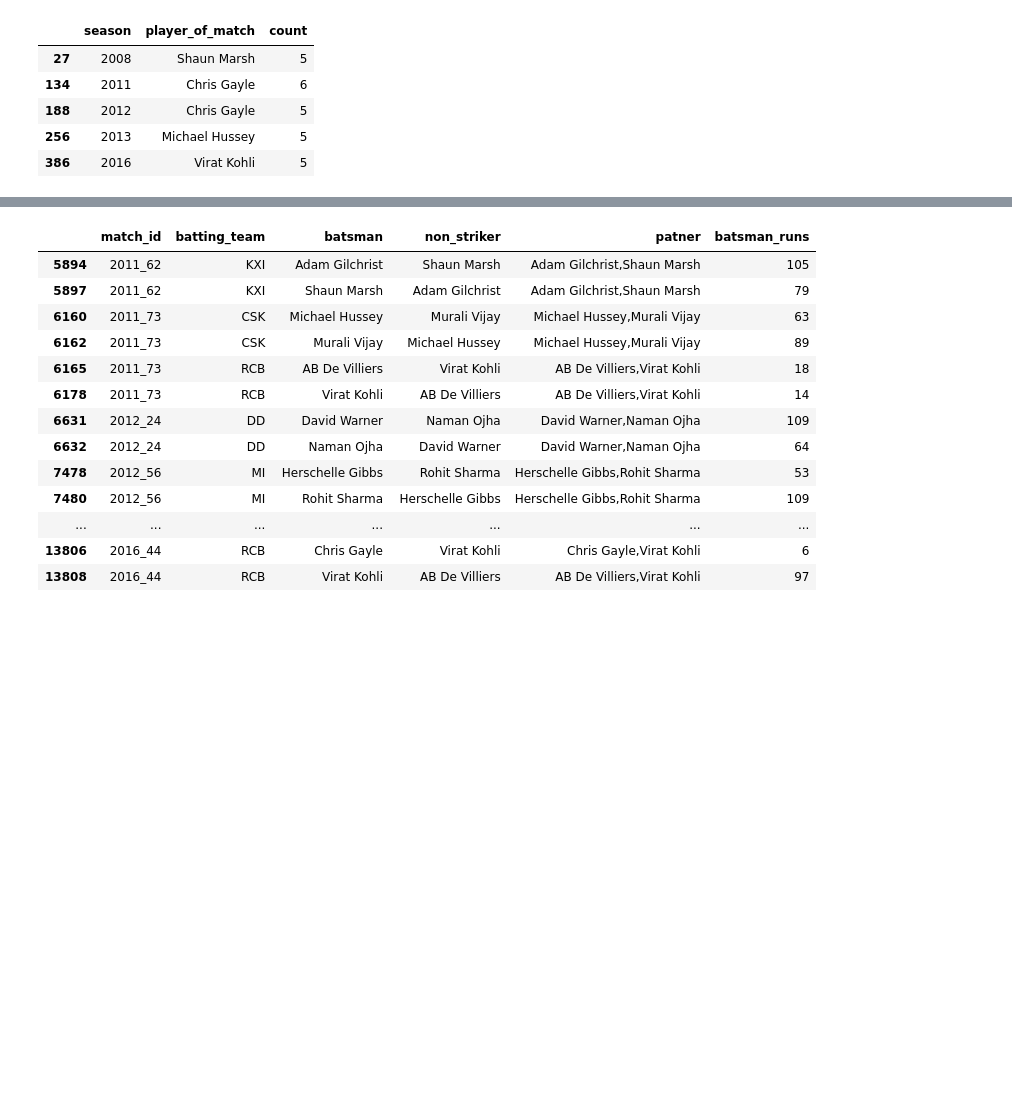
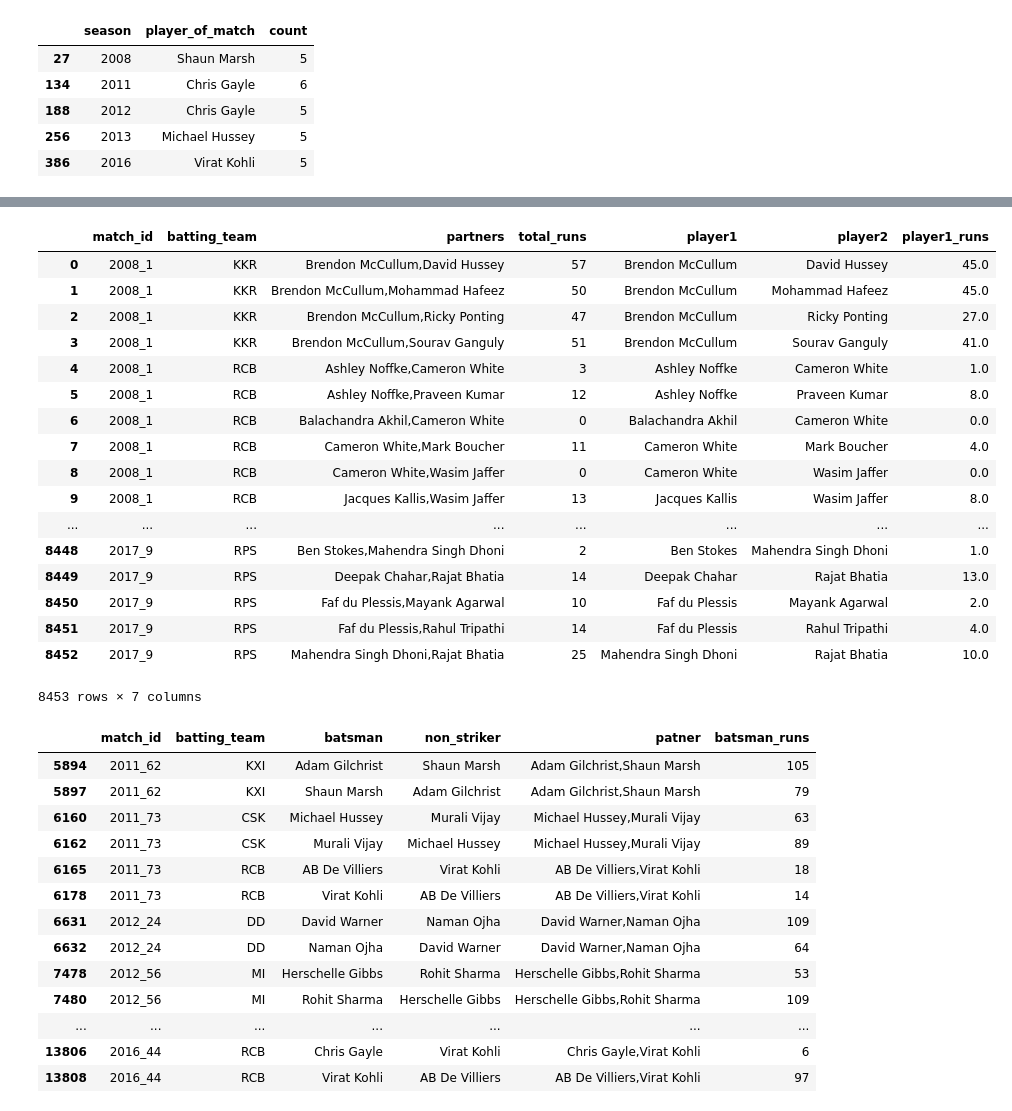
Before and after one commit to venugopalshetty1/datahackIPL, a Jupyter notebook: Untitled1 (3).ipynb, the cells around one changed output, grey strips where cells are left out. Cells and saved outputs as stored; diff of their text form; code cells hidden in the pictures; blank space fills up the shorter version.

```diff
--- a/Untitled1 (3).ipynb
+++ b/Untitled1 (3).ipynb
@@ -1335,0 +1414,3 @@ patnership_analysis['patner']='NaN'
+# %%
+batsman=patnership_analysis.groupby(['match_id','batting_team','partners','batsman'],as_index=False)['batsman_runs'].sum()
+nonstriker=patnership_analysis.groupby(['match_id','batting_team','partners','non_striker'],as_index=False)['batsman_runs'].sum()
@@ -1339,4 +1462,4 @@ for row in range(len(patnership_analysis)):
     a.sort()
     patnership_analysis.iloc[row,5]=",".join(a)
 # %%
-final_patnerships=patnership_analysis.groupby(['match_id','batting_team','patner'], as_index=False)['batsman_runs'].sum()
+final_patnerships=patnership_analysis.groupby(['match_id','batting_team','partners'], as_index=False)['batsman_runs'].agg({'total_runs':'sum'})
@@ -1346,6 +1466,31 @@ top_10_patnerships_matchs=list(((final_patnerships.sort_values('batsman_runs', a
 # %%
-final_patnerships['player1']=[row.split(',')[0] for row in (final_patnerships['patner'])]
-final_patnerships['player2']=[row.split(',')[1] for row in (final_patnerships['patner'])]
+final_patnerships['player1']=[row.split(',')[0] for row in (final_patnerships['partners'])]
+final_patnerships['player2']=[row.split(',')[1] for row in (final_patnerships['partners'])]
+# %%
+final_patnerships=(final_patnerships.merge(batsman, left_on=['match_id','batting_team','partners','player1'], right_on=['match_id','batting_team','partners','batsman'], how='left'))[['match_id','batting_team','partners','total_runs','player1','player2','batsman_runs']]
+final_patnerships.columns = ['match_id', 'batting_team', 'partners', 'total_runs', 'player1',
+       'player2', 'player1_runs']
+# %%
+final_patnerships.merge(nonstriker,left_on=['match_id','batting_team','partners','player2'], right_on=['match_id','batting_team','partners','batsman'], how='left')[['match_id','batting_team','partners','total_runs','player1','player2','batsman_runs']]
+# %% [output]
+|  | match_id | batting_team | partners | total_runs | player1 | player2 | player1_runs |
+| 0 | 2008_1 | KKR | Brendon McCullum,David Hussey | 57 | Brendon McCullum | David Hussey | 45.0 |
+| 1 | 2008_1 | KKR | Brendon McCullum,Mohammad Hafeez | 50 | Brendon McCullum | Mohammad Hafeez | 45.0 |
+| 2 | 2008_1 | KKR | Brendon McCullum,Ricky Ponting | 47 | Brendon McCullum | Ricky Ponting | 27.0 |
+| 3 | 2008_1 | KKR | Brendon McCullum,Sourav Ganguly | 51 | Brendon McCullum | Sourav Ganguly | 41.0 |
+| 4 | 2008_1 | RCB | Ashley Noffke,Cameron White | 3 | Ashley Noffke | Cameron White | 1.0 |
+| 5 | 2008_1 | RCB | Ashley Noffke,Praveen Kumar | 12 | Ashley Noffke | Praveen Kumar | 8.0 |
+| 6 | 2008_1 | RCB | Balachandra Akhil,Cameron White | 0 | Balachandra Akhil | Cameron White | 0.0 |
+| 7 | 2008_1 | RCB | Cameron White,Mark Boucher | 11 | Cameron White | Mark Boucher | 4.0 |
+| 8 | 2008_1 | RCB | Cameron White,Wasim Jaffer | 0 | Cameron White | Wasim Jaffer | 0.0 |
+| 9 | 2008_1 | RCB | Jacques Kallis,Wasim Jaffer | 13 | Jacques Kallis | Wasim Jaffer | 8.0 |
+| ... | ... | ... | ... | ... | ... | ... | ... |
+| 8448 | 2017_9 | RPS | Ben Stokes,Mahendra Singh Dhoni | 2 | Ben Stokes | Mahendra Singh Dhoni | 1.0 |
+| 8449 | 2017_9 | RPS | Deepak Chahar,Rajat Bhatia | 14 | Deepak Chahar | Rajat Bhatia | 13.0 |
+| 8450 | 2017_9 | RPS | Faf du Plessis,Mayank Agarwal | 10 | Faf du Plessis | Mayank Agarwal | 2.0 |
+| 8451 | 2017_9 | RPS | Faf du Plessis,Rahul Tripathi | 14 | Faf du Plessis | Rahul Tripathi | 4.0 |
+| 8452 | 2017_9 | RPS | Mahendra Singh Dhoni,Rajat Bhatia | 25 | Mahendra Singh Dhoni | Rajat Bhatia | 10.0 |
+8453 rows × 7 columns
 # %%
 patnership_runs=patnership_analysis.groupby(['match_id','batting_team','batsman','non_striker','patner'], as_index=False)['batsman_runs'].agg({'batsman_runs':'sum'})
 # %%
```
Also changed, not shown: parts of 68 cells of this notebook.
